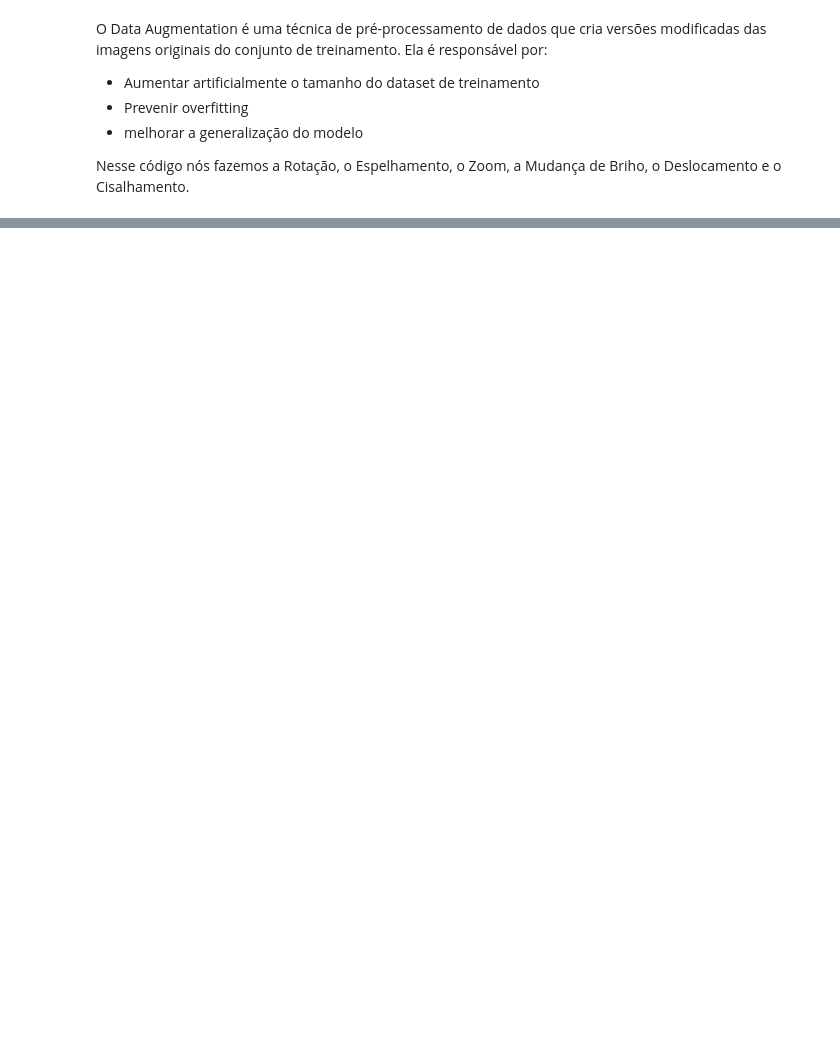
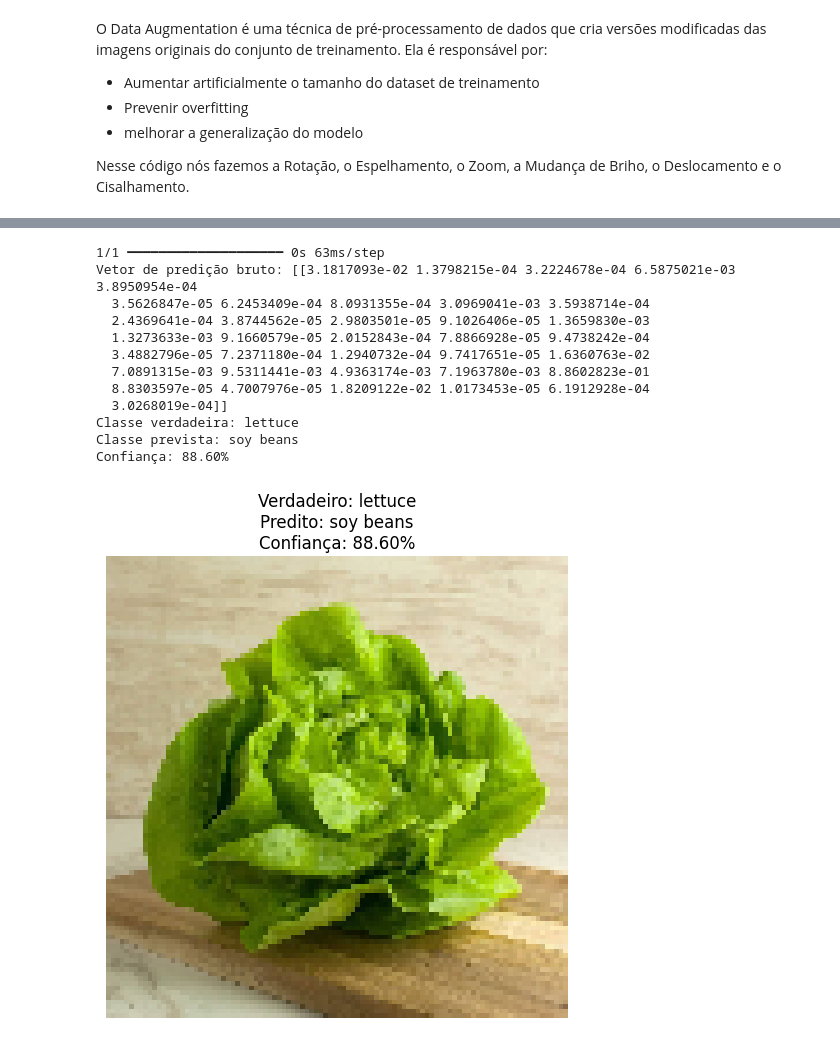
Before and after one commit to marcelomx30/AI-Final-Project, a Jupyter notebook: FruitsVeggies_Classification_CNN.ipynb, the cells around one changed output, grey strips where cells are left out. Drawn from its saved outputs; the diff is of its cells as text; code cells hidden in the pictures; blank space fills up the shorter version.

```diff
--- a/FruitsVeggies_Classification_CNN.ipynb
+++ b/FruitsVeggies_Classification_CNN.ipynb
@@ -425,3 +206,0 @@ Cria uma função para:
-# %%
-train_dir = os.path.join(extracted_path, "train")
-class_names = sorted([item.name for item in os.scandir(train_dir) if item.is_dir()])
@@ -492,0 +438,73 @@ Confidence: 39.36%
+# %%
+import random
+from tensorflow.keras.preprocessing.image import load_img, img_to_array
+
+def predict_fruit_veggie(image_path):
+    """
+    Carrega e pré-processa a imagem, em seguida utiliza o modelo carregado para predizer a classe.
+    Retorna o nome da classe prevista e a confiança da predição.
+    """
+    # Carregar e pré-processar a imagem
+    img = load_img(image_path, target_size=(100, 100))
+    img_array = img_to_array(img)
+    img_array = np.expand_dims(img_array, axis=0)
+    img_array = img_array / 255.0  # Normalização
+
+    # Realizar a predição
+    prediction = loaded_model.predict(img_array)
+    print("Vetor de predição bruto:", prediction)  # Impressão para depuração
+
+    # Obter os nomes das classes a partir do diretório de treinamento (assegure-se de que a ordem seja consistente)
+    class_names = sorted(os.listdir(os.path.join(extracted_path, "train")))
+
+    # Determinar a classe prevista e a confiança
+    predicted_class_idx = np.argmax(prediction[0])
+    confidence = prediction[0][predicted_class_idx]
+
+    return class_names[predicted_class_idx], confidence
+
+# Selecionar um caminho de imagem aleatória do conjunto de teste
+test_dir = os.path.join(extracted_path, "test")
+if not os.path.exists(test_dir):
+    raise ValueError(f"Diretório de teste não encontrado em: {test_dir}")
+
+class_folders = [folder for folder in os.listdir(test_dir) if os.path.isdir(os.path.join(test_dir, folder))]
+if not class_folders:
+    raise ValueError("Nenhuma pasta de classe encontrada no diretório de teste")
+
+random_class = random.choice(class_folders)
+class_dir = os.path.join(test_dir, random_class)
+images_in_class = os.listdir(class_dir)
+if not images_in_class:
+    raise ValueError(f"Nenhuma imagem encontrada na pasta de classe: {random_class}")
+
+random_image = random.choice(images_in_class)
+image_path = os.path.join(class_dir, random_image)
+
+# Usar o caminho da imagem para predição
+predicted_class, confidence = predict_fruit_veggie(image_path)
+print(f"Classe verdadeira: {random_class}")
+print(f"Classe prevista: {predicted_class}")
+print(f"Confiança: {confidence:.2%}")
+
+# Exibir a imagem com a predição
+plt.figure(figsize=(6, 6))
+img = load_img(image_path, target_size=(100, 100))
+plt.imshow(img)
+plt.title(f"Verdadeiro: {random_class}\nPredito: {predicted_class}\nConfiança: {confidence:.2%}")
+plt.axis('off')
+plt.show()
+# %% [output]
+1/1 ━━━━━━━━━━━━━━━━━━━━ 0s 63ms/step
+Vetor de predição bruto: [[3.1817093e-02 1.3798215e-04 3.2224678e-04 6.5875021e-03 3.8950954e-04
+  3.5626847e-05 6.2453409e-04 8.0931355e-04 3.0969041e-03 3.5938714e-04
+  2.4369641e-04 3.8744562e-05 2.9803501e-05 9.1026406e-05 1.3659830e-03
+  1.3273633e-03 9.1660579e-05 2.0152843e-04 7.8866928e-05 9.4738242e-04
+  3.4882796e-05 7.2371180e-04 1.2940732e-04 9.7417651e-05 1.6360763e-02
+  7.0891315e-03 9.5311441e-03 4.9363174e-03 7.1963780e-03 8.8602823e-01
+  8.8303597e-05 4.7007976e-05 1.8209122e-02 1.0173453e-05 6.1912928e-04
+  3.0268019e-04]]
+Classe verdadeira: lettuce
+Classe prevista: soy beans
+Confiança: 88.60%
+[figure, added]
```
Also changed, not shown: parts of 51 cells of this notebook, 1 other file.
